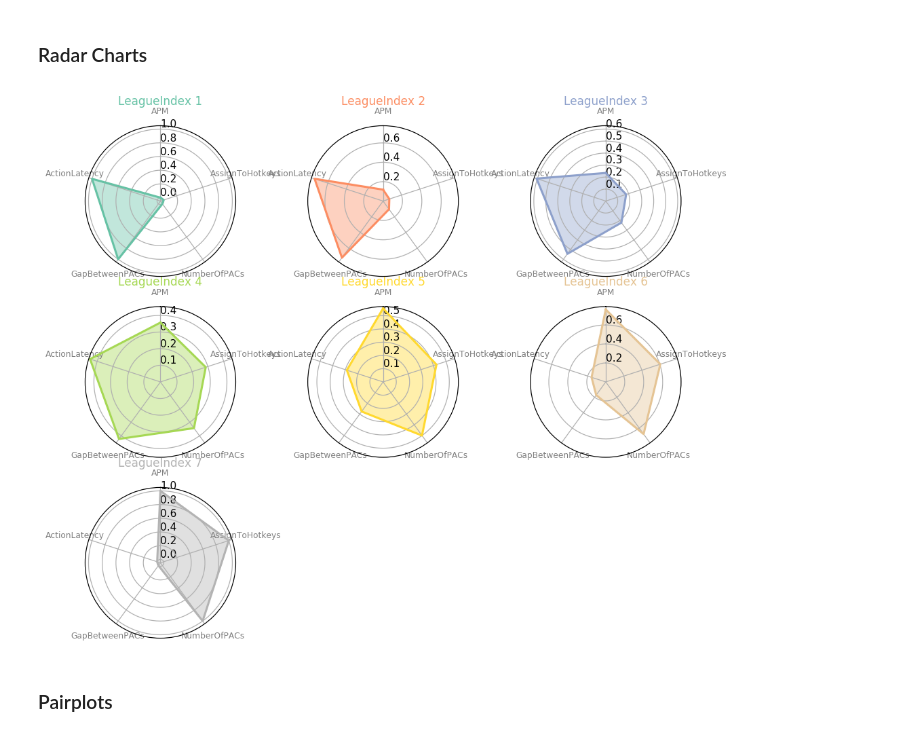
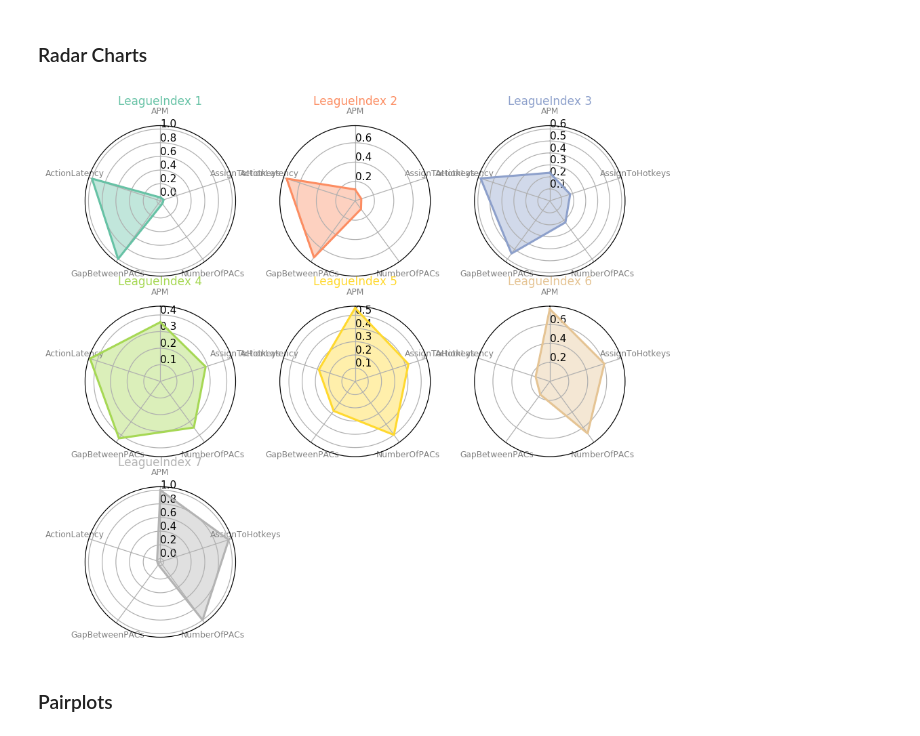
Before and after one commit to Mikhail-Naumov/SC2, a Jupyter notebook: SC2.ipynb, the cells around one changed output. Saved outputs shown, nothing was run; the diff lists cells and outputs as text; code cells hidden in the pictures.

```diff
--- a/SC2.ipynb
+++ b/SC2.ipynb
@@ -206,16 +206,16 @@ df = League_means_scaled[Important_Features.index].reset_index()
 df.LeagueIndex = df.LeagueIndex.astype(str)
 # %%
 my_dpi=110
-plt.figure(figsize=(1200/my_dpi, 1000/my_dpi), dpi=my_dpi)
+plt.figure(figsize=(1050/my_dpi, 1000/my_dpi), dpi=my_dpi)
 
 # Create a color palette:
 my_palette = plt.cm.get_cmap("Set2", len(df.index))
 
 # Loop to plot
 for row in range(0, len(df.index)):
     make_spider(row=row, title='LeagueIndex '+df['LeagueIndex'][row], color=my_palette(row))
 # %% [output]
-[figure, old version]
+[figure, new version]
 # %% [markdown]
 ### Pairplots
 # %%
```
Also changed, not shown: parts of 18 cells of this notebook.
